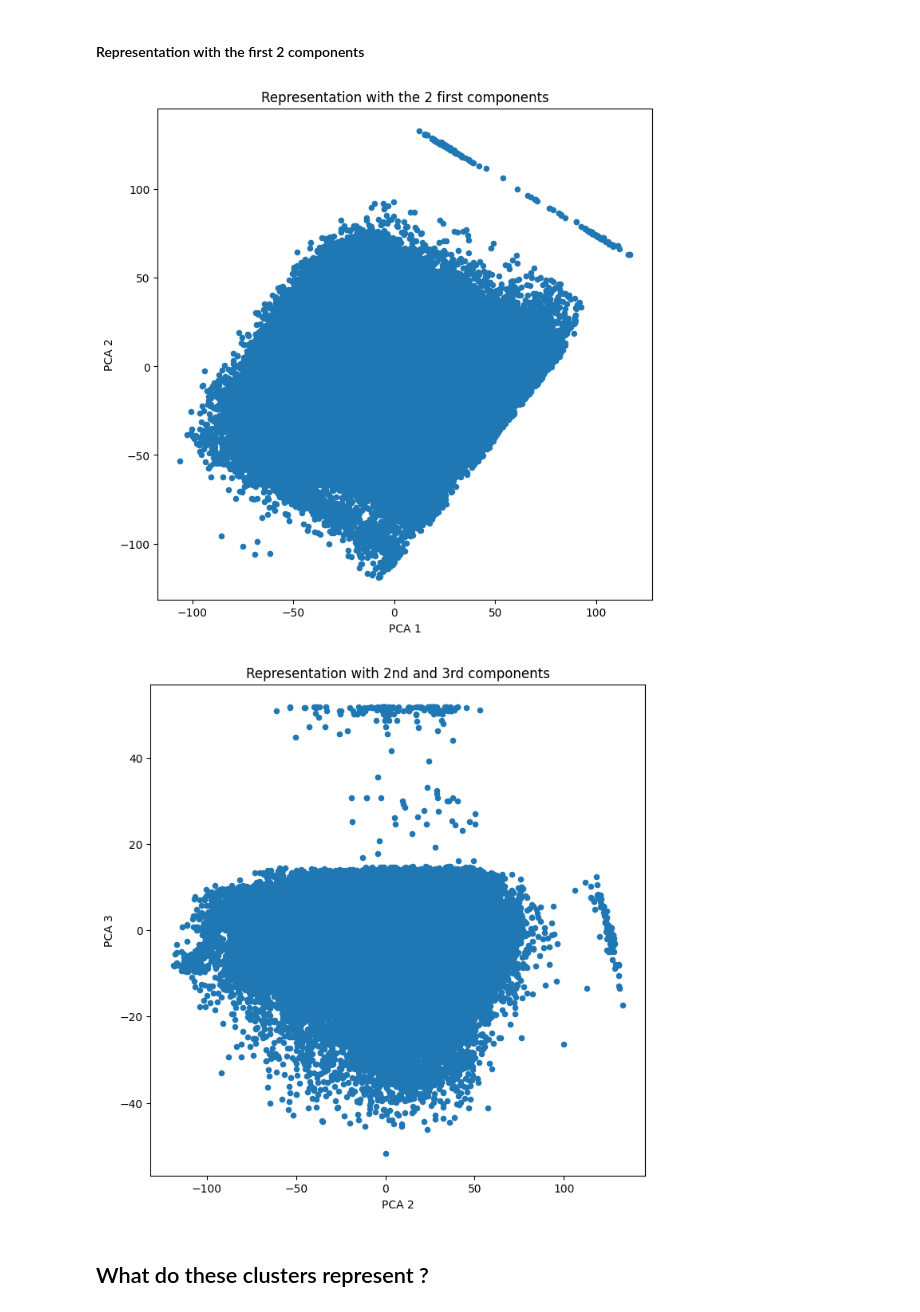
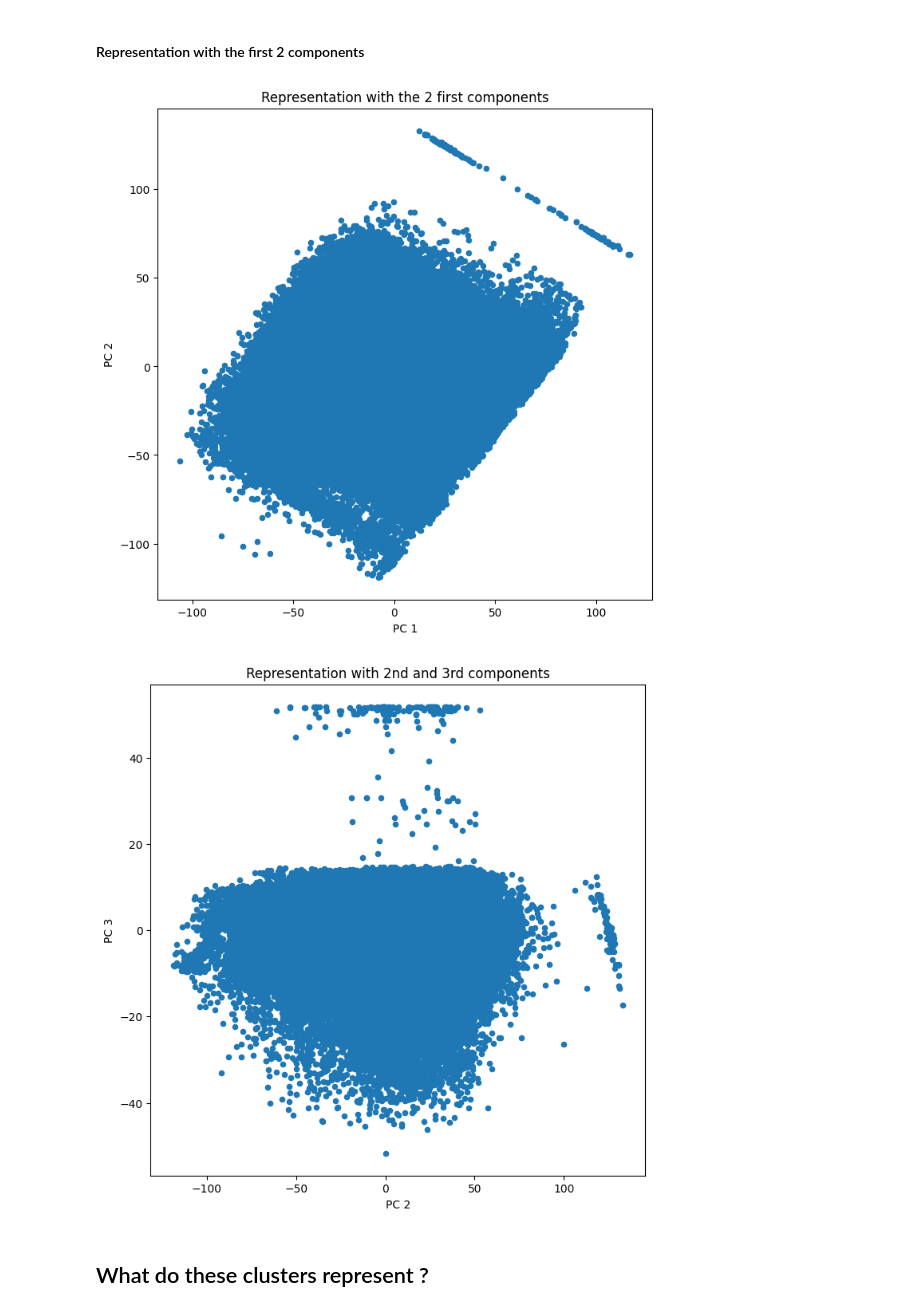
Before and after one commit to Manuela-AYO/DAProject2022, a Jupyter notebook: spotifyAnalysis.ipynb, the cells around one changed output. Cells and saved outputs as stored; diff of their text form; code cells hidden in the pictures.

```diff
--- a/spotifyAnalysis.ipynb
+++ b/spotifyAnalysis.ipynb
@@ -216,5 +216,5 @@ pca_df = pca_df - pca_df.mean()
 pca = PCA()
 pca_model = pca.fit_transform(pca_df)
 # %%
-column = [f"PCA {i+1}" for i in range(pca.n_components_)]
+column = [f"PC {i+1}" for i in range(pca.n_components_)]
 # %%
@@ -285,21 +284,21 @@ From this plot, we can see that 2 components are enough to get good insights of
 # %% [markdown]
 #### Representation with the first 2 components
 # %%
-ax = pca_space_df.plot(kind='scatter',x='PCA 1', y='PCA 2',figsize=(8,8))
-ax.set_xlabel("PCA 1")
-ax.set_ylabel("PCA 2")
+ax = pca_space_df.plot(kind='scatter',x='PC 1', y='PC 2',figsize=(8,8))
+ax.set_xlabel("PC 1")
+ax.set_ylabel("PC 2")
 ax.set_title("Representation with the 2 first components")
 plt.show()
 # %% [output]
-[figure, old version]
+[figure, new version]
 # %%
-ax = pca_space_df.plot(kind='scatter',x='PCA 2', y='PCA 3',figsize=(8,8))
-ax.set_xlabel("PCA 2")
-ax.set_ylabel("PCA 3")
+ax = pca_space_df.plot(kind='scatter',x='PC 2', y='PC 3',figsize=(8,8))
+ax.set_xlabel("PC 2")
+ax.set_ylabel("PC 3")
 ax.set_title("Representation with 2nd and 3rd components")
 plt.show()
 # %% [output]
-[figure, old version]
+[figure, new version]
 # %% [markdown]
 ## What do these clusters represent ?
 # %% [markdown]
```
Also changed, not shown: parts of 55 cells of this notebook.
